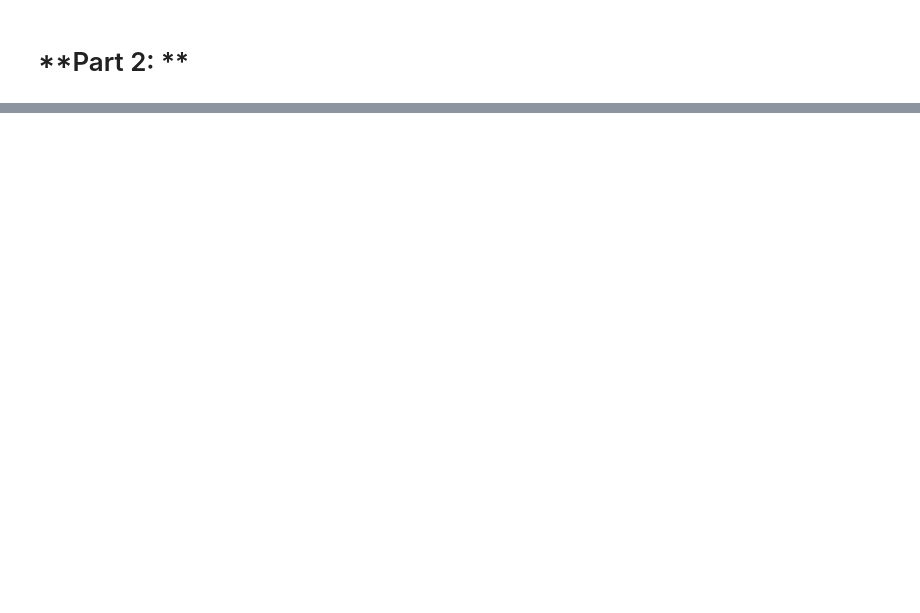
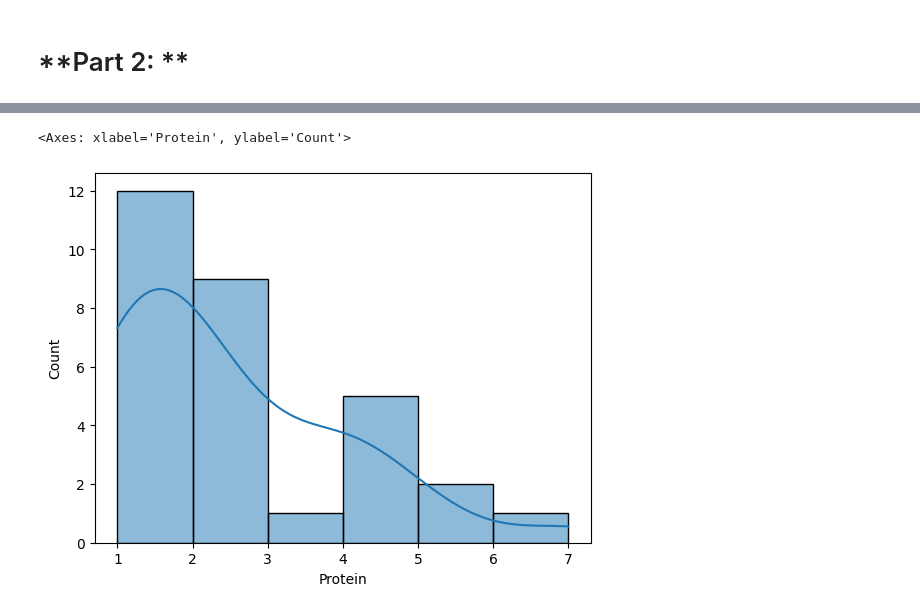
Before and after one commit to SageCas/Money-Expense-Report, a Jupyter notebook: Confidence_Interval_Lab_1_2.ipynb, the cells around one changed output, grey strips where cells are left out. Drawn from its saved outputs; the diff is of its cells as text; code cells hidden in the pictures; blank space fills up the shorter version.

```diff
--- a/Confidence_Interval_Lab_1_2.ipynb
+++ b/Confidence_Interval_Lab_1_2.ipynb
@@ -37,0 +156,5 @@ plt.axvline( x = 220 , color = 'g', linestyle=":")
+# %%
+sns.histplot(x ='Protein' , data= cereal_df, kde = True)
+# %% [output]
+<Axes: xlabel='Protein', ylabel='Count'>
+[figure, added]
```
Also changed, not shown: parts of 20 cells of this notebook.
